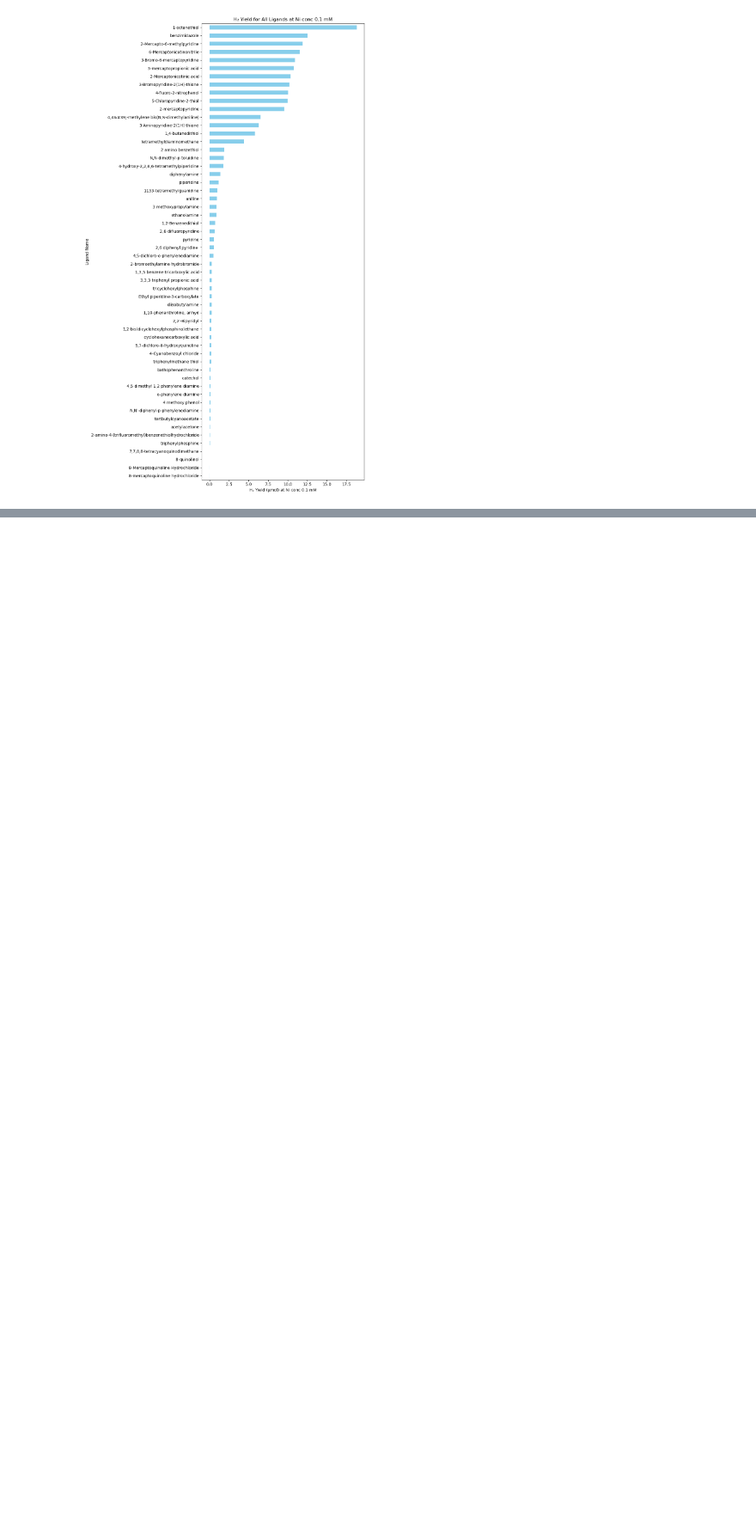
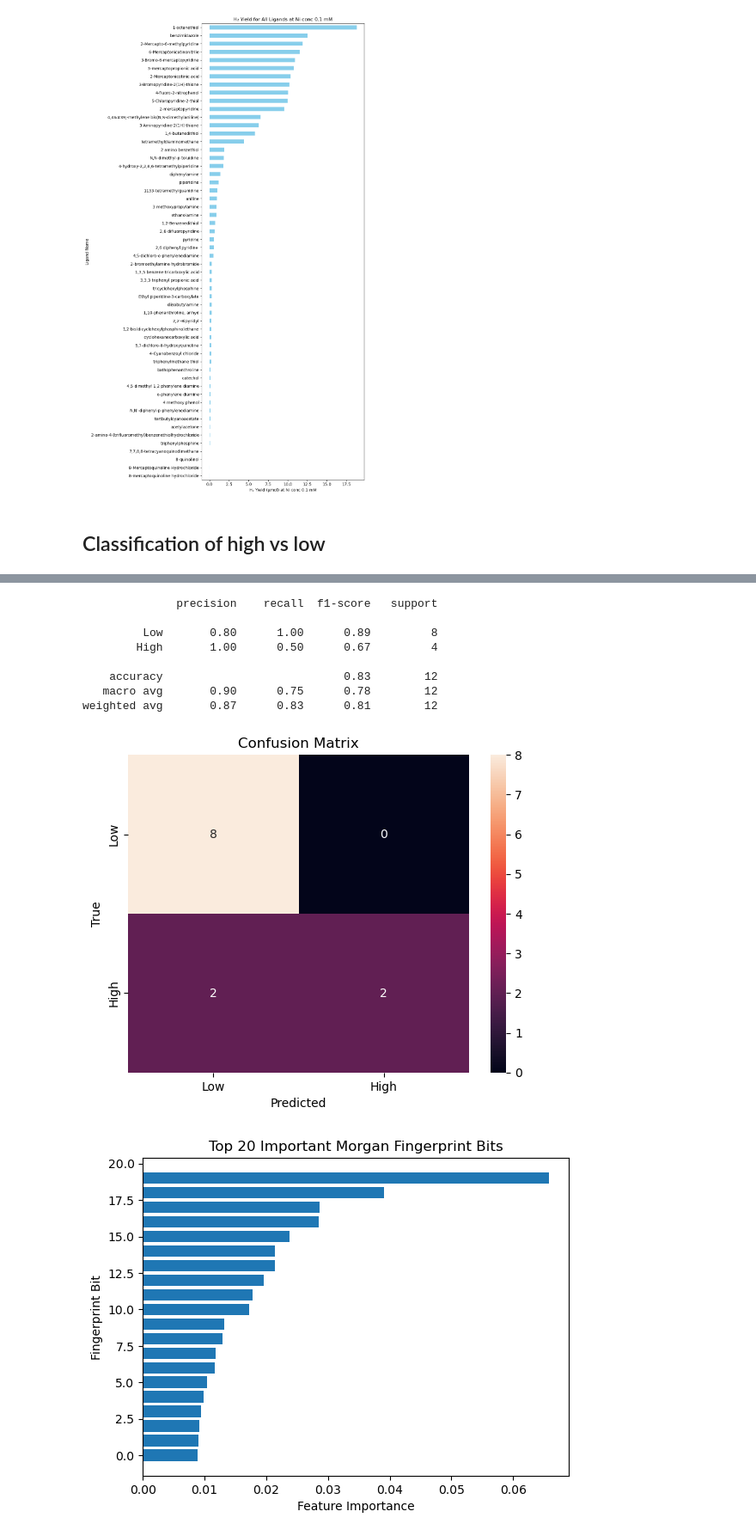
Before and after one commit to kareem-Abdelmaqsoud/HER-metal-complex-ligands, a Jupyter notebook: data_analysis.ipynb, the cells around one changed output, grey strips where cells are left out. Shown at 86% size. Cells and saved outputs as stored; diff of their text form; code cells hidden in the pictures; blank space fills up the shorter version.

```diff
--- a/data_analysis.ipynb
+++ b/data_analysis.ipynb
@@ -73,3 +93,68 @@ plt.tight_layout()
 plt.show()
 # %% [output]
 [figure]
+# %% [markdown]
+## Classification of high vs low
+# %%
+import numpy as np
+import pandas as pd
+from rdkit import Chem
+from rdkit.Chem import AllChem
+from sklearn.model_selection import train_test_split
+from sklearn.ensemble import RandomForestClassifier
+from sklearn.metrics import classification_report, confusion_matrix
+import matplotlib.pyplot as plt
+import seaborn as sns
+
+# --- Step 0: Load ligand names and H2 values ---
+ligands = df_ni01["Ligand Name"].values
+h2 = df_ni01["max h2 (umol)"].values
+
+# Handle NaN or negative values
+h2 = np.nan_to_num(h2, nan=0.0)
+h2[h2 < 0] = 0.0
+
+# --- Step 1: Convert H2 to binary classes ---
+# 0 = Low (<=1), 1 = High (>1)
+y = (h2 > 1).astype(int)
+
+# --- Step 2: Convert SMILES to Morgan fingerprints ---
+# Assuming df_ni01['SMILES'] exists
+mols = [Chem.MolFromSmiles(s) for s in df_ni01['SMILES']]
+valid_idx = [i for i, m in enumerate(mols) if m is not None]
+
+# Filter valid molecules and labels
+mols = [mols[i] for i in valid_idx]
+y = y[valid_idx]
+
+# Compute fingerprints
+X = np.array([np.array(AllChem.GetMorganFingerprintAsBitVect(m, radius=2, nBits=1024)) for m in mols])
+
+# --- Step 3: Split into train and test sets ---
+X_train, X_test, y_train, y_test = train_test_split(X, y, test_size=0.2, random_state=42, stratify=y)
+
+# --- Step 4: Train a Random Forest classifier ---
+clf = RandomForestClassifier(n_estimators=200, random_state=42)
+clf.fit(X_train, y_train)
+
+# --- Step 5: Evaluate on test set ---
+y_pred = clf.predict(X_test)
+print(classification_report(y_test, y_pred, target_names=["Low", "High"]))
+
+# Confusion matrix
+cm = confusion_matrix(y_test, y_pred)
+sns.heatmap(cm, annot=True, fmt='d', xticklabels=["Low", "High"], yticklabels=["Low", "High"])
+plt.xlabel("Predicted")
+plt.ylabel("True")
+plt.title("Confusion Matrix")
+plt.show()
+
+# --- Optional: Feature importance ---
+importances = clf.feature_importances_
+top_indices = np.argsort(importances)[-20:]  # top 20 features
+plt.barh(range(len(top_indices)), importances[top_indices])
+plt.xlabel("Feature Importance")
+plt.ylabel("Fingerprint Bit")
+plt.title("Top 20 Important Morgan Fingerprint Bits")
+plt.show()
+# %% [output]
@@ -75,0 +178,10 @@ plt.show()
+              precision    recall  f1-score   support
+
+         Low       0.80      1.00      0.89         8
+        High       1.00      0.50      0.67         4
+
+    accuracy                           0.83        12
+   macro avg       0.90      0.75      0.78        12
+weighted avg       0.87      0.83      0.81        12
+[figure, added]
+[figure, added]
```
Also changed, not shown: parts of 5 cells of this notebook, 2 other files.
